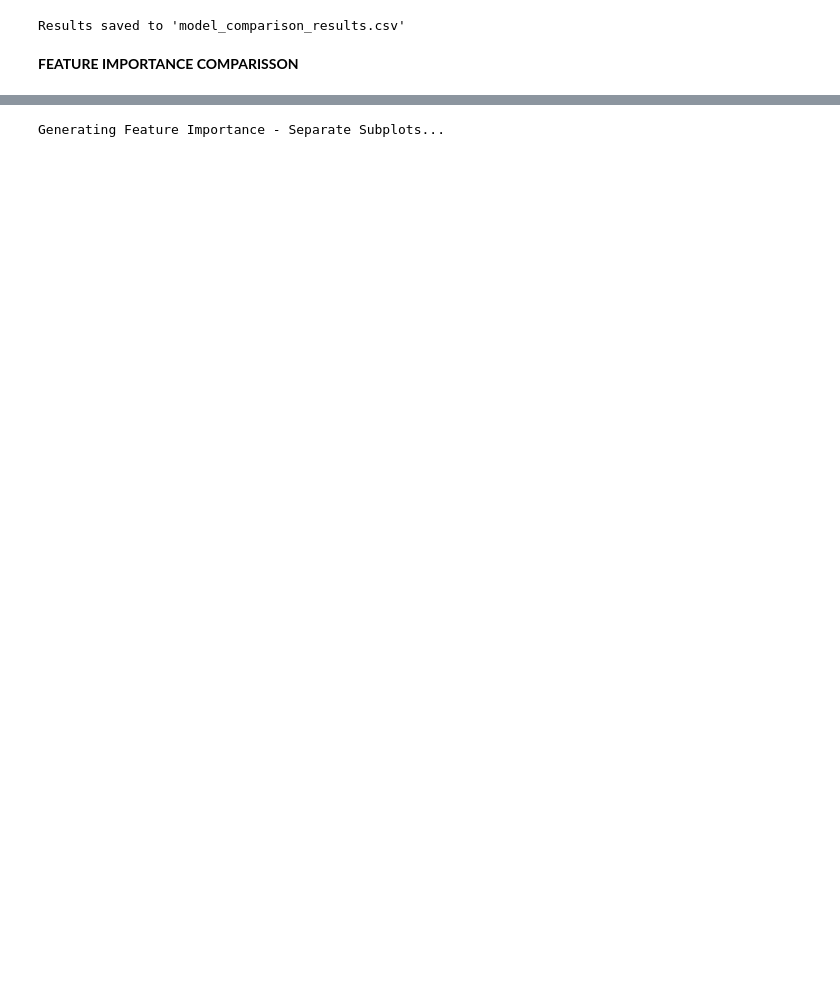
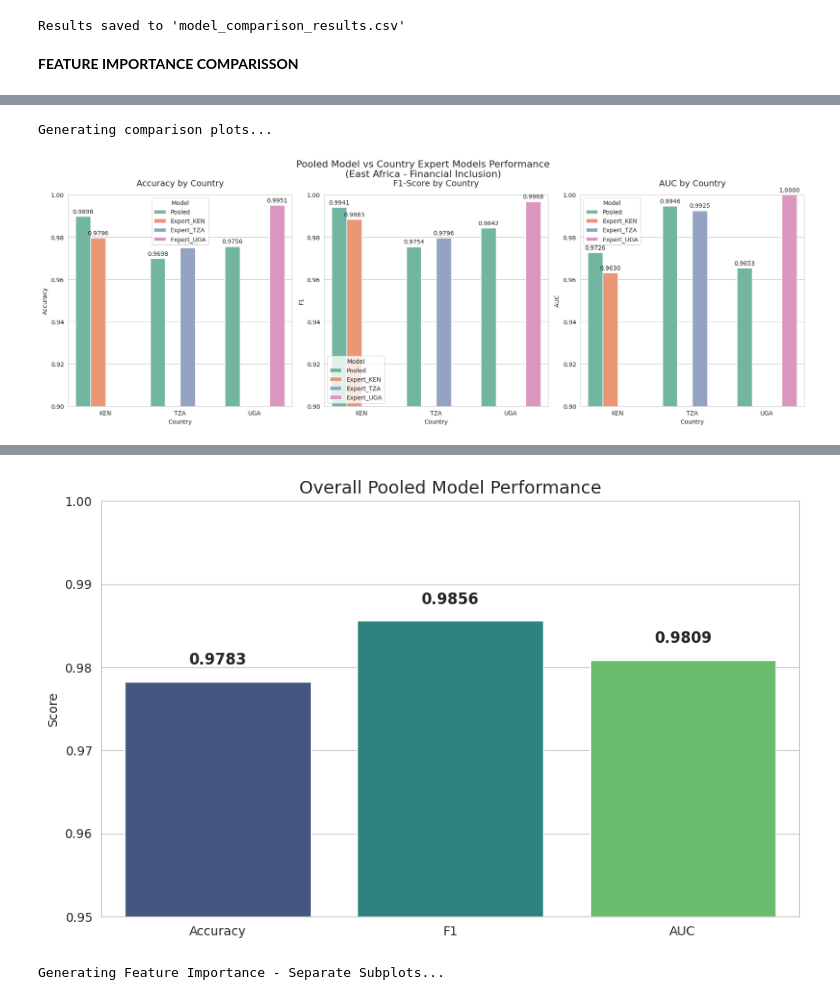
Before and after one commit to sitahlango-maker/Financial_Inclusion, a Jupyter notebook: cleanfinancialinclusion.ipynb, the cells around one changed output, grey strips where cells are left out. Cells and saved outputs as stored; diff of their text form; code cells hidden in the pictures; blank space fills up the shorter version.

```diff
--- a/cleanfinancialinclusion.ipynb
+++ b/cleanfinancialinclusion.ipynb
@@ -718,14 +818,0 @@ Evaluating Pooled Model...
-# %%
-# Pooled performance broken down by country
-for country in ['KEN', 'TZA', 'UGA']:
-    mask = (country_test == country)
-    if mask.sum() == 0:
-        continue
-    results.append({
-        'Model': 'Pooled',
-        'Country': country,
-        'Samples': mask.sum(),
-        'Accuracy': accuracy_score(y_test[mask], pooled_preds[mask]),
-        'F1': f1_score(y_test[mask], pooled_preds[mask], zero_division=0),
-        'AUC': roc_auc_score(y_test[mask], pooled_probs[mask])
-    })
@@ -798,0 +1227,64 @@ Results saved to 'model_comparison_results.csv'
+# %%
+# ====================== VISUAL COMPARISON PLOTS ======================
+import matplotlib.pyplot as plt
+import seaborn as sns
+import pandas as pd
+
+# Assuming results_df exists from previous comparison
+if 'results_df' not in globals():
+    print("Please run the comparison block first!")
+else:
+    print("Generating comparison plots...")
+
+    # Prepare data for plotting
+    plot_df = results_df.copy()
+    plot_df = plot_df[plot_df['Country'] != 'All']  # Remove overall for per-country view
+
+    # Set style
+    sns.set_style("whitegrid")
+    fig, axes = plt.subplots(1, 3, figsize=(18, 6))
+
+    # 1. Accuracy Plot
+    sns.barplot(data=plot_df, x='Country', y='Accuracy', hue='Model', ax=axes[0], palette='Set2')
+    axes[0].set_title('Accuracy by Country', fontsize=14, pad=15)
+    axes[0].set_ylim(0.9, 1.0)
+    for container in axes[0].containers:
+        axes[0].bar_label(container, fmt='%.4f', padding=3)
+
+    # 2. F1-Score Plot
+    sns.barplot(data=plot_df, x='Country', y='F1', hue='Model', ax=axes[1], palette='Set2')
+    axes[1].set_title('F1-Score by Country', fontsize=14, pad=15)
+    axes[1].set_ylim(0.9, 1.0)
+    for container in axes[1].containers:
+        axes[1].bar_label(container, fmt='%.4f', padding=3)
+
+    # 3. AUC Plot
+    sns.barplot(data=plot_df, x='Country', y='AUC', hue='Model', ax=axes[2], palette='Set2')
+    axes[2].set_title('AUC by Country', fontsize=14, pad=15)
+    axes[2].set_ylim(0.9, 1.0)
+    for container in axes[2].containers:
+        axes[2].bar_label(container, fmt='%.4f', padding=3)
+
+    plt.tight_layout()
+    plt.suptitle('Pooled Model vs Country Expert Models Performance\n(East Africa - Financial Inclusion)',
+                 fontsize=16, y=1.05)
+    plt.show()
+
+    # ====================== OVERALL PERFORMANCE BAR ======================
+    plt.figure(figsize=(10, 6))
+    overall = results_df[results_df['Country'] == 'All'].copy()
+    metrics = ['Accuracy', 'F1', 'AUC']
+    values = overall[metrics].values[0]
+
+    sns.barplot(x=metrics, y=values, palette='viridis')
+    plt.title('Overall Pooled Model Performance', fontsize=14)
+    plt.ylabel('Score')
+    plt.ylim(0.95, 1.0)
+
+    for i, v in enumerate(values):
+        plt.text(i, v + 0.002, f'{v:.4f}', ha='center', fontsize=12, fontweight='bold')
+
+    plt.show()
+# %% [output]
+Generating comparison plots...
+[figure, added]
@@ -799,3 +1294,4 @@ Results saved to 'model_comparison_results.csv'
+[figure, added]
 # %%
 # Feature Importance Comparison - Separate Subplots
 # One subplot per model (Pooled + KEN + TZA + UGA)
```
Also changed, not shown: parts of 73 cells of this notebook.
